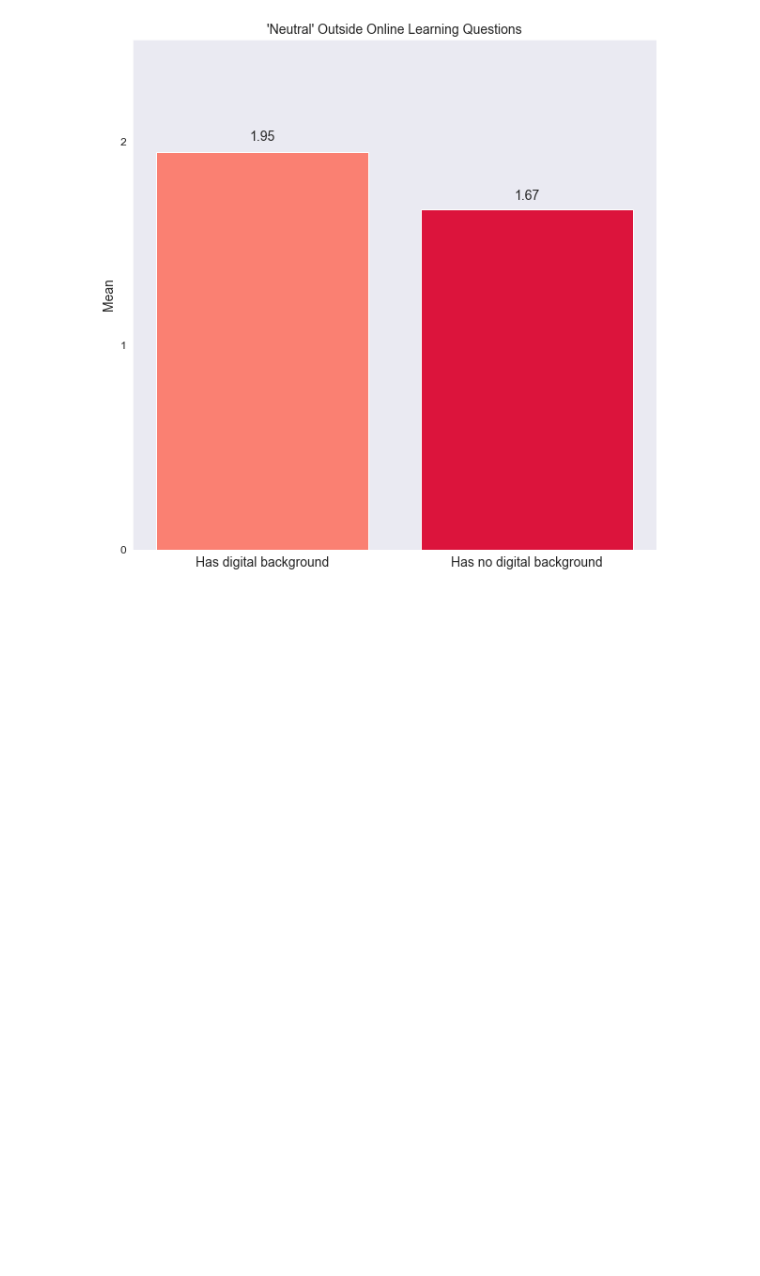
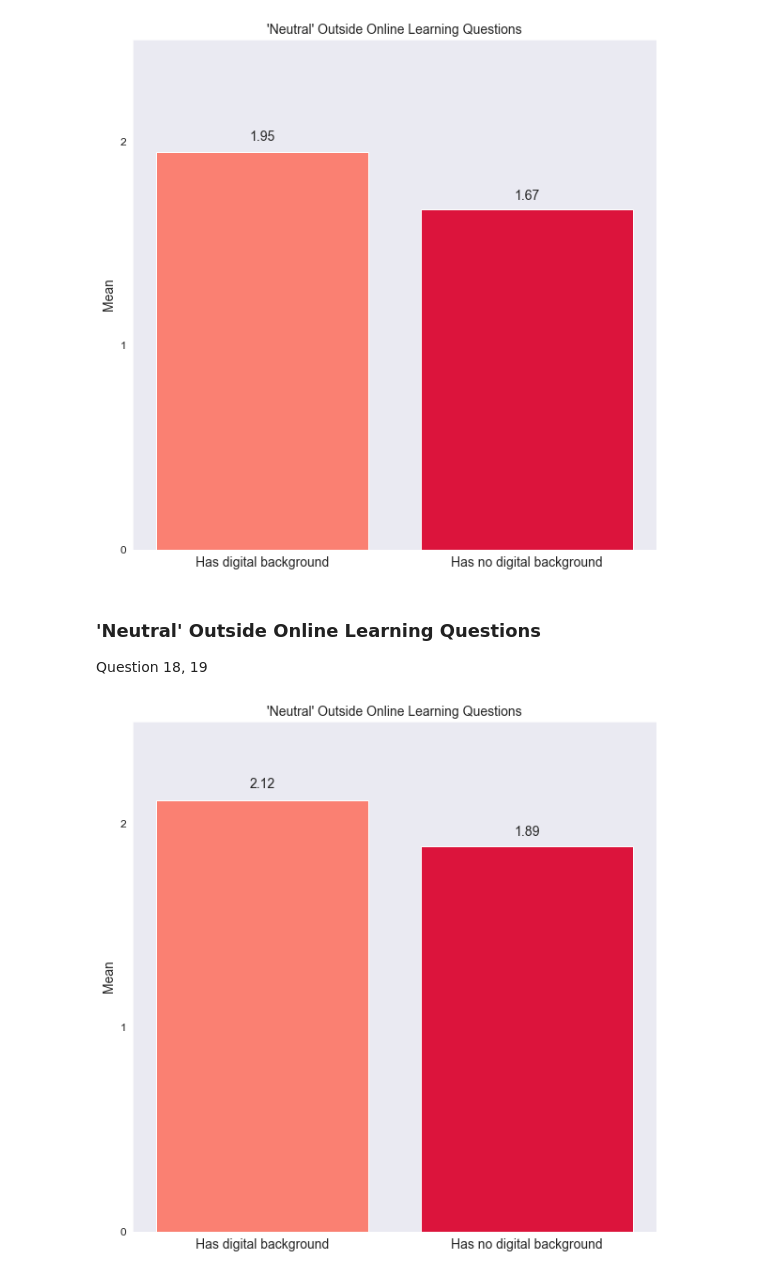
Before and after one commit to sh1r4/open_science_research, a Jupyter notebook: Analysis.ipynb, the cells around one changed output. Drawn from its saved outputs; the diff is of its cells as text; code cells hidden in the pictures; blank space fills up the shorter version.

Commit message:
update last graphs

```diff
--- a/Analysis.ipynb
+++ b/Analysis.ipynb
@@ -341,3 +341,34 @@ plt.ylabel('Mean', fontsize=14)
 plt.show()
 # %% [output]
 [figure]
+# %% [markdown]
+### 'Neutral' Outside Online Learning Questions
+Question 18, 19
+# %%
+data = df[['#3', '#7', '#18', '#19']]
+for col in data[['#18', '#19']]:
+    data[col] = data[col].map(cat_map)
+
+data['has_digital_background'] = np.where(((data["#3"] == "No")), 0, 1)
+# %%
+fig, ax = plt.subplots(figsize=(10,10))
+title = "'Neutral' Outside Online Learning Questions"
+bars = ('Has digital background', 'Has no digital background')
+bar_x = np.arange(len(bars))
+bar_height = [data[data['has_digital_background'] == 1].mean().values.mean(), data[data['has_digital_background'] == 0].mean().values.mean()]
+bar_tick_label = ('Has digital background', 'Has no digital background')
+bar_label = bar_height
+
+bar_plot = plt.bar(bar_x, bar_height,tick_label=bar_tick_label, color=['salmon', 'crimson'])
+autolabel(bar_plot)
+plt.ylim(0,2.5)
+plt.xticks(bar_x, bars)
+
+plt.title(title, fontsize=14)
+ax.yaxis.set_ticks(np.arange(0, len(data['has_digital_background'].value_counts())+1, 1))
+plt.rc('xtick', labelsize=14)
+plt.rc('ytick', labelsize=12)
+plt.ylabel('Mean', fontsize=14)
+plt.show()
+# %% [output]
+[figure, added]
```
Also changed, not shown: parts of 3 cells of this notebook.
